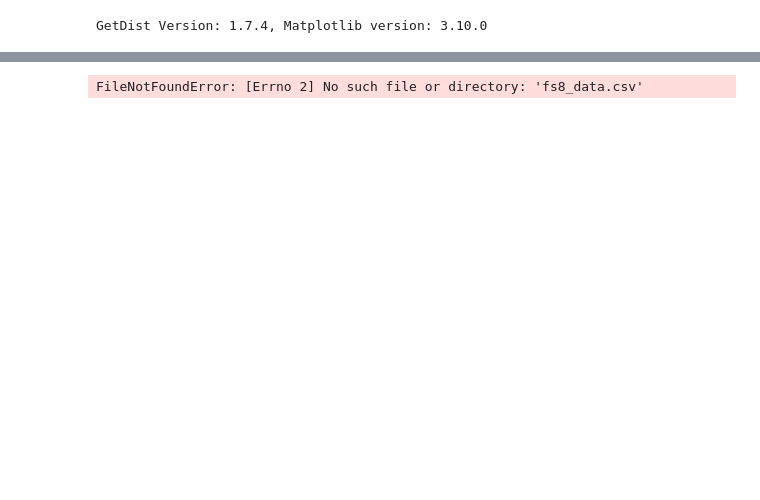
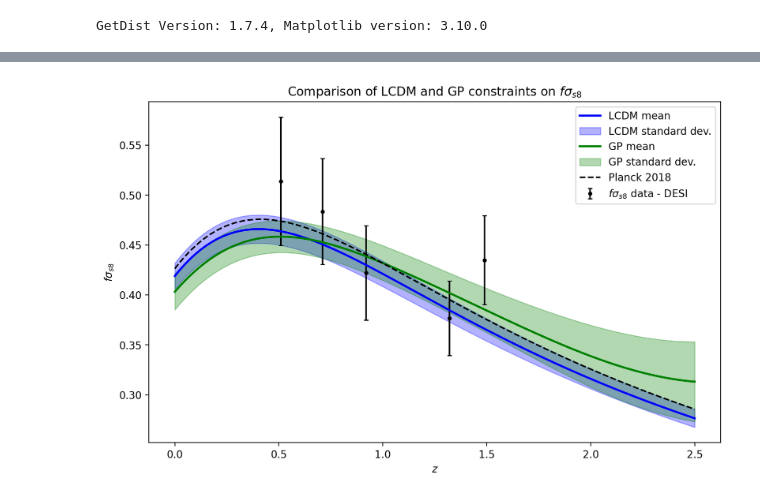
Before and after one commit to JaimeRZP/wb_gp, a Jupyter notebook: scripts_summer2026/plots_func+params.ipynb, the cells around one changed output, grey strips where cells are left out. Cells and saved outputs as stored; diff of their text form; code cells hidden in the pictures; blank space fills up the shorter version.

```diff
--- a/scripts_summer2026/plots_func+params.ipynb
+++ b/scripts_summer2026/plots_func+params.ipynb
@@ -123,54 +191,54 @@ plt.show()
 # %%
-fs8df = pd.read_csv("fs8_data.csv")
-fs8planck = pd.read_csv("fs8_lcdm.csv")
-fs8_data = fs8df["data"]
-fs8_z = fs8df["z"]
-fs8_error = fs8df["err"]
-fs8_planck = fs8planck["LCDM"]
-z_integ = pd.read_csv("zinteg1.csv")
+fss8df = pd.read_csv("Datasets_all/fss8_data.csv")
+fss8planck = pd.read_csv("Datasets_all/fss8_lcdm.csv")
+fss8_data = fss8df["data"]
+fss8_z = fss8df["z"]
+fss8_error = fss8df["err"]
+fss8_planck = fss8planck["LCDM"]
+z_integ = pd.read_csv("Datasets_all/zinteg1.csv")
 # 1. Define the specific columns you want to include in the subset
 # This creates a list: ['model[1]', 'model[2]', ..., 'model[20]']
-fs8_target_cols1 = [f'fss8_model[{i}]' for i in range(1, 301)]
-fs8_target_cols2 = [f'fss8_mod[{i}]' for i in range(1, 301)]
+fss8_target_cols1 = [f'fss8_model[{i}]' for i in range(1, 301)]
+fss8_target_cols2 = [f'fss8_mod[{i}]' for i in range(1, 301)]
 
 # 2. Extract the subset and calculate statistics
-fs8_lcdm_df = lcdm[fs8_target_cols1]
-fs8_gp_df = gp[fs8_target_cols2]
+fss8_lcdm_df = lcdm[fss8_target_cols1]
+fss8_gp_df = gp[fss8_target_cols2]
 
-fs8_mean_vals_lcdm = fs8_lcdm_df.mean()
-fs8_std_vals_lcdm = fs8_lcdm_df.std()
+fss8_mean_vals_lcdm = fss8_lcdm_df.mean()
+fss8_std_vals_lcdm = fss8_lcdm_df.std()
 
-fs8_mean_vals_gp = fs8_gp_df.mean()
-fs8_std_vals_gp = fs8_gp_df.std()
+fss8_mean_vals_gp = fss8_gp_df.mean()
+fss8_std_vals_gp = fss8_gp_df.std()
 
 # 3. Create the plot
-# z = z_integ["z"]  # X-axis representing the models 1 to 20
-# plt.figure(figsize=(10, 6))
+z = z_integ["z"]  # X-axis representing the models 1 to 20
+plt.figure(figsize=(10, 6))
 
-# #fs8_data
-# plt.errorbar(fs8_z[1:len(fs8_z)], fs8_data[1:len(fs8_data)], yerr=fs8_error[1:len(fs8_error)], fmt='.', color='black', capsize=2, label=r'$f\sigma_8$ data - DESI')
-# # plt.errorbar(fs8_z[0], fs8_data[0], yerr=fs8_error[0], fmt='.', color='green', capsize=2, label=r'$f\sigma_8$ data - 6dFGS')
+#fss8_data
+plt.errorbar(fss8_z[1:len(fss8_z)], fss8_data[1:len(fss8_data)], yerr=fss8_error[1:len(fss8_error)], fmt='.', color='black', capsize=2, label=r'$f\sigma_{s8}$ data - DESI')
+# plt.errorbar(fss8_z[0], fss8_data[0], yerr=fss8_error[0], fmt='.', color='green', capsize=2, label=r'$f\sigma_8$ data - 6dFGS')
 
-# # Plot LCDM
-# plt.plot(z, fs8_mean_vals_lcdm, color='blue', label='LCDM mean', linewidth=2)
-# plt.fill_between(z, fs8_mean_vals_lcdm - fs8_std_vals_lcdm, fs8_mean_vals_lcdm + fs8_std_vals_lcdm, color='blue', alpha=0.3, label='LCDM standard dev.')
+# Plot LCDM
+plt.plot(z, fss8_mean_vals_lcdm, color='blue', label='LCDM mean', linewidth=2)
+plt.fill_between(z, fss8_mean_vals_lcdm - fss8_std_vals_lcdm, fss8_mean_vals_lcdm + fss8_std_vals_lcdm, color='blue', alpha=0.3, label='LCDM standard dev.')
 
-# #Plot GP
-# plt.plot(z, fs8_mean_vals_gp, color='green', label='GP mean', linewidth=2)
-# plt.fill_between(z, fs8_mean_vals_gp - fs8_std_vals_gp, fs8_mean_vals_gp + fs8_std_vals_gp, color='green', alpha=0.3, label='GP standard dev.')
+#Plot GP
+plt.plot(z, fss8_mean_vals_gp, color='green', label='GP mean', linewidth=2)
+plt.fill_between(z, fss8_mean_vals_gp - fss8_std_vals_gp, fss8_mean_vals_gp + fss8_std_vals_gp, color='green', alpha=0.3, label='GP standard dev.')
 
-# #plot planck
-# plt.plot(z, fs8_planck, color='black', linestyle='--', label='Planck 2018')
+#plot planck
+plt.plot(z, fss8_planck, color='black', linestyle='--', label='Planck 2018')
 
-# # Formatting
-# plt.title(r'Comparison of LCDM and GP constraints on $f\sigma_8$')
-# plt.xlabel(r'$z$')
-# plt.ylabel(r'$f\sigma_8$')
-# # plt.xticks(z)
-# plt.legend()
-# # plt.grid(True, linestyle=':', alpha=0.7)
+# Formatting
+plt.title(r'Comparison of LCDM and GP constraints on $f\sigma_{s8}$')
+plt.xlabel(r'$z$')
+plt.ylabel(r'$f\sigma_{s8}$')
+# plt.xticks(z)
+plt.legend()
+# plt.grid(True, linestyle=':', alpha=0.7)
 
-# plt.show()
+plt.show()
 # %% [output]
-FileNotFoundError: [Errno 2] No such file or directory: 'fs8_data.csv'
+[figure, added]
 # %%
```
Also changed, not shown: parts of 12 cells of this notebook, 7 other files.
